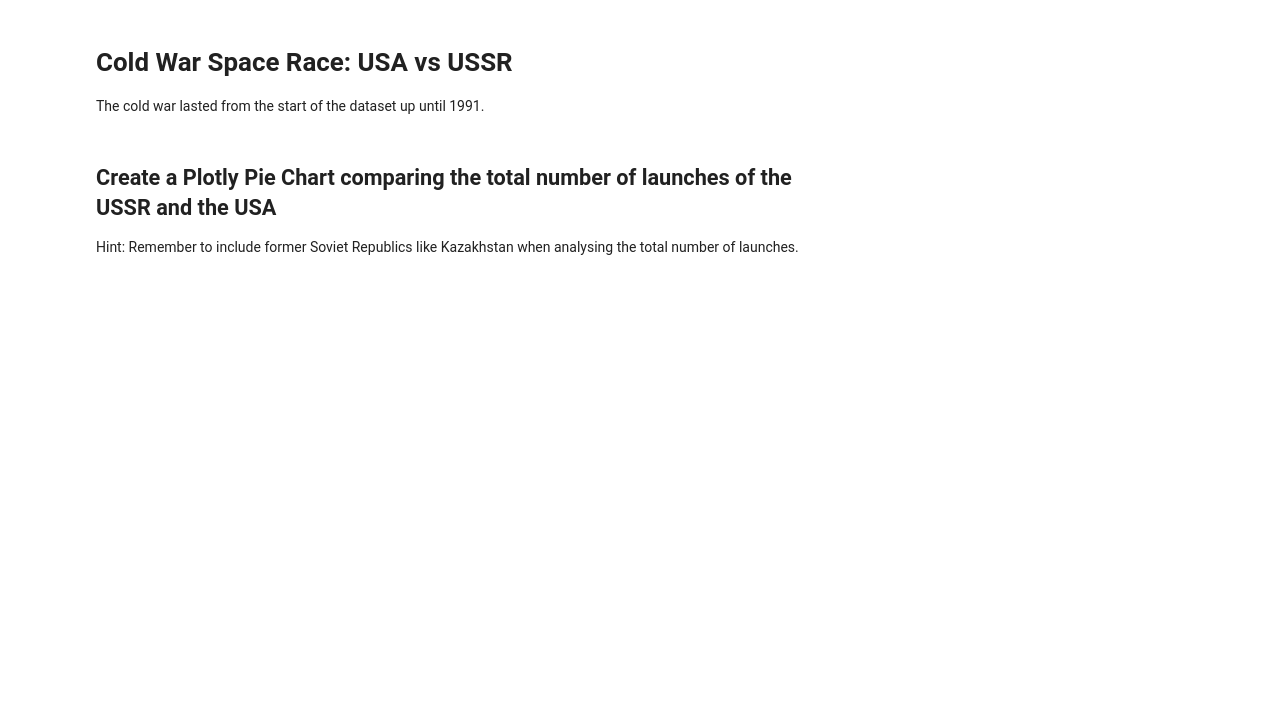
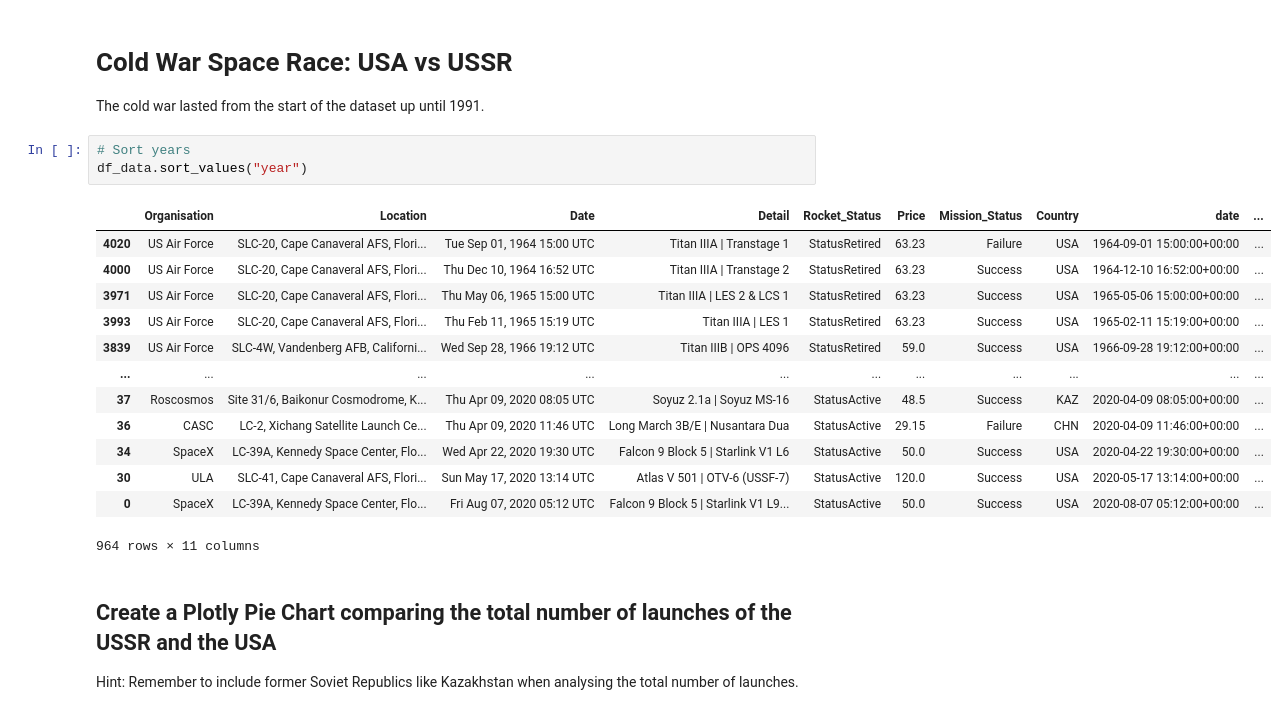
Before and after one commit to christinichka/Space-Race-Analysis, a Jupyter notebook: Space_Missions_Analysis_Capstone.ipynb, the cells around one changed output. Cells and saved outputs as stored; diff of their text form; blank space fills up the shorter version.

```diff
--- a/Space_Missions_Analysis_Capstone.ipynb
+++ b/Space_Missions_Analysis_Capstone.ipynb
@@ -483,6 +505,23 @@ Martin Marietta
 # Cold War Space Race: USA vs USSR
 
 The cold war lasted from the start of the dataset up until 1991.
+# %%
+# Sort years
+df_data.sort_values("year")
+# %% [output]
+|  | Organisation | Location | Date | Detail | Rocket_Status | Price | Mission_Status | Country | date | ... |
+| 4020 | US Air Force | SLC-20, Cape Canaveral AFS, Flori... | Tue Sep 01, 1964 15:00 UTC | Titan IIIA | Transtage 1 | StatusRetired | 63.23 | Failure | USA | 1964-09-01 15:00:00+00:00 | ... |
+| 4000 | US Air Force | SLC-20, Cape Canaveral AFS, Flori... | Thu Dec 10, 1964 16:52 UTC | Titan IIIA | Transtage 2 | StatusRetired | 63.23 | Success | USA | 1964-12-10 16:52:00+00:00 | ... |
+| 3971 | US Air Force | SLC-20, Cape Canaveral AFS, Flori... | Thu May 06, 1965 15:00 UTC | Titan IIIA | LES 2 & LCS 1 | StatusRetired | 63.23 | Success | USA | 1965-05-06 15:00:00+00:00 | ... |
+| 3993 | US Air Force | SLC-20, Cape Canaveral AFS, Flori... | Thu Feb 11, 1965 15:19 UTC | Titan IIIA | LES 1 | StatusRetired | 63.23 | Success | USA | 1965-02-11 15:19:00+00:00 | ... |
+| 3839 | US Air Force | SLC-4W, Vandenberg AFB, Californi... | Wed Sep 28, 1966 19:12 UTC | Titan IIIB | OPS 4096 | StatusRetired | 59.0 | Success | USA | 1966-09-28 19:12:00+00:00 | ... |
+| ... | ... | ... | ... | ... | ... | ... | ... | ... | ... | ... |
+| 37 | Roscosmos | Site 31/6, Baikonur Cosmodrome, K... | Thu Apr 09, 2020 08:05 UTC | Soyuz 2.1a | Soyuz MS-16 | StatusActive | 48.5 | Success | KAZ | 2020-04-09 08:05:00+00:00 | ... |
+| 36 | CASC | LC-2, Xichang Satellite Launch Ce... | Thu Apr 09, 2020 11:46 UTC | Long March 3B/E | Nusantara Dua | StatusActive | 29.15 | Failure | CHN | 2020-04-09 11:46:00+00:00 | ... |
+| 34 | SpaceX | LC-39A, Kennedy Space Center, Flo... | Wed Apr 22, 2020 19:30 UTC | Falcon 9 Block 5 | Starlink V1 L6 | StatusActive | 50.0 | Success | USA | 2020-04-22 19:30:00+00:00 | ... |
+| 30 | ULA | SLC-41, Cape Canaveral AFS, Flori... | Sun May 17, 2020 13:14 UTC | Atlas V 501 | OTV-6 (USSF-7) | StatusActive | 120.0 | Success | USA | 2020-05-17 13:14:00+00:00 | ... |
+| 0 | SpaceX | LC-39A, Kennedy Space Center, Flo... | Fri Aug 07, 2020 05:12 UTC | Falcon 9 Block 5 | Starlink V1 L9... | StatusActive | 50.0 | Success | USA | 2020-08-07 05:12:00+00:00 | ... |
+964 rows × 11 columns
 # %% [markdown]
 ## Create a Plotly Pie Chart comparing the total number of launches of the USSR and the USA
 
```
Also changed, not shown: parts of 20 cells of this notebook.
